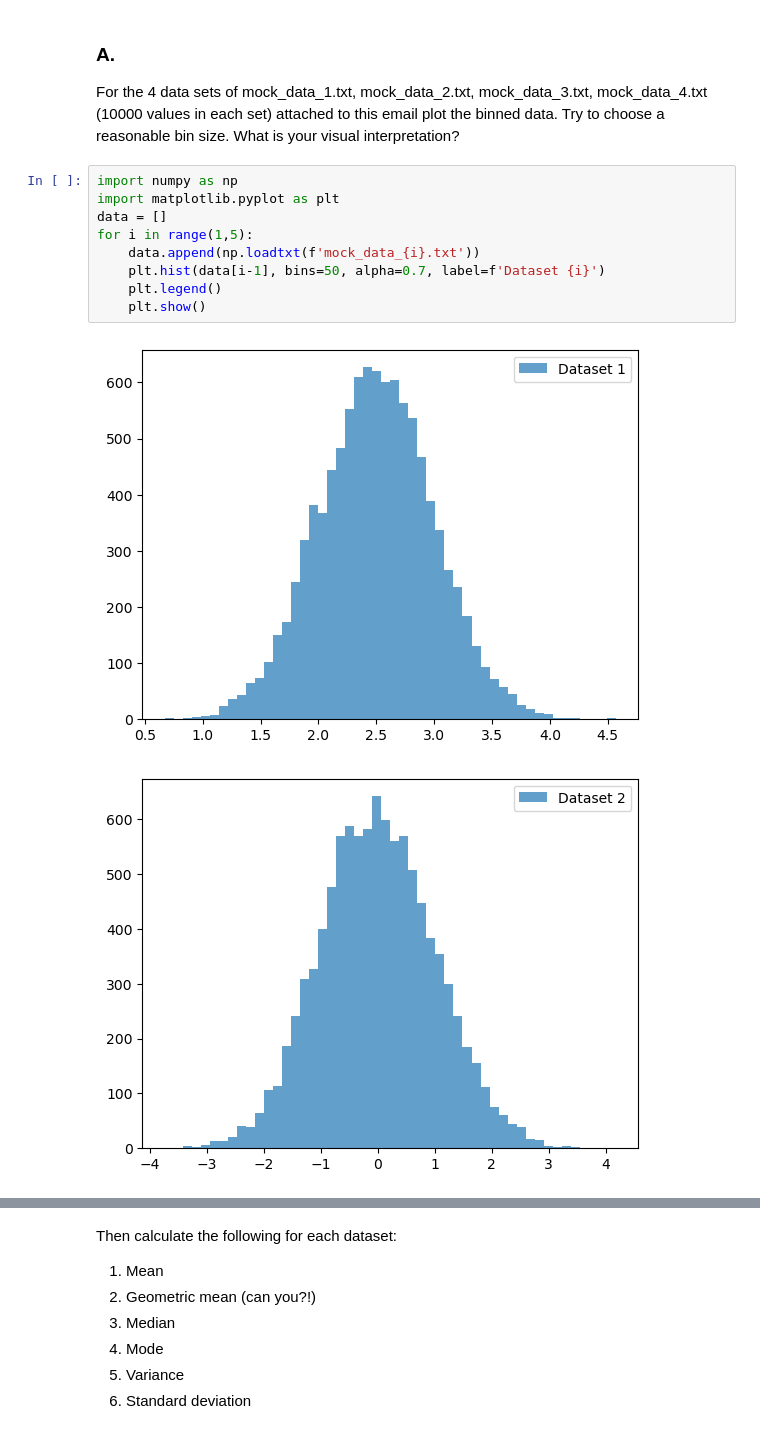
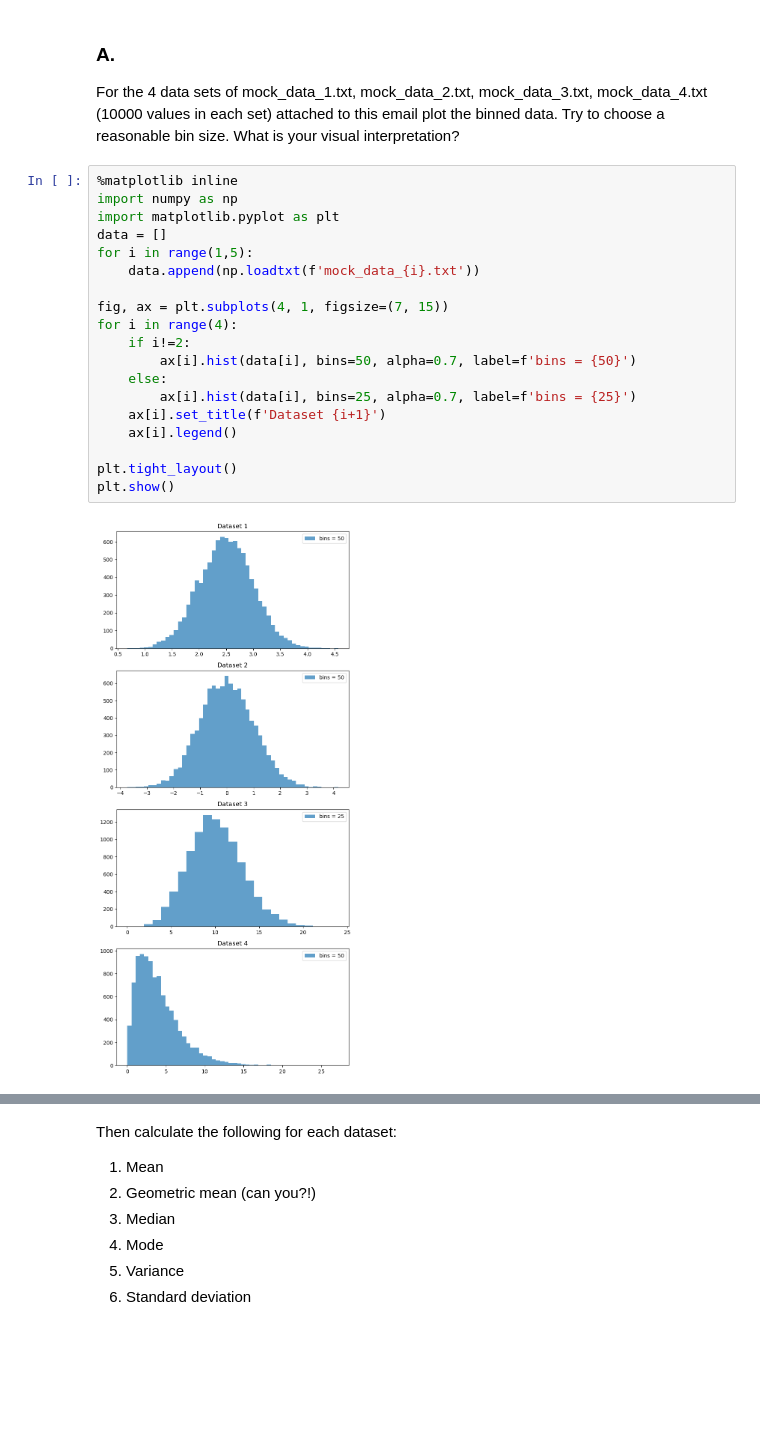
Before and after one commit to john1256/KASI_Ms, a Jupyter notebook: 2025/Statistics_1/Assignment1.ipynb, the cells around one changed output, grey strips where cells are left out. Saved outputs shown, nothing was run; the diff lists cells and outputs as text; blank space fills up the shorter version.

```diff
--- a/2025/Statistics_1/Assignment1.ipynb
+++ b/2025/Statistics_1/Assignment1.ipynb
@@ -9,14 +4,23 @@ os.chdir(os.directory)
 ### A.
 For the 4 data sets of mock_data_1.txt, mock_data_2.txt, mock_data_3.txt, mock_data_4.txt (10000 values in each set) attached to this email plot the binned data. Try to choose a reasonable bin size. What is your visual interpretation?
 # %%
+%matplotlib inline
 import numpy as np
 import matplotlib.pyplot as plt
 data = []
 for i in range(1,5):
     data.append(np.loadtxt(f'mock_data_{i}.txt'))
-    plt.hist(data[i-1], bins=50, alpha=0.7, label=f'Dataset {i}')
-    plt.legend()
-    plt.show()
+
+fig, ax = plt.subplots(4, 1, figsize=(7, 15))
+for i in range(4):
+    if i!=2:
+        ax[i].hist(data[i], bins=50, alpha=0.7, label=f'bins = {50}')
+    else:
+        ax[i].hist(data[i], bins=25, alpha=0.7, label=f'bins = {25}')
+    ax[i].set_title(f'Dataset {i+1}')
+    ax[i].legend()
+
+plt.tight_layout()
+plt.show()
 # %% [output]
-[figure, old version]
+[figure, new version]
-[figure, removed]
```
Also changed, not shown: parts of 3 cells of this notebook, 1 other file.
